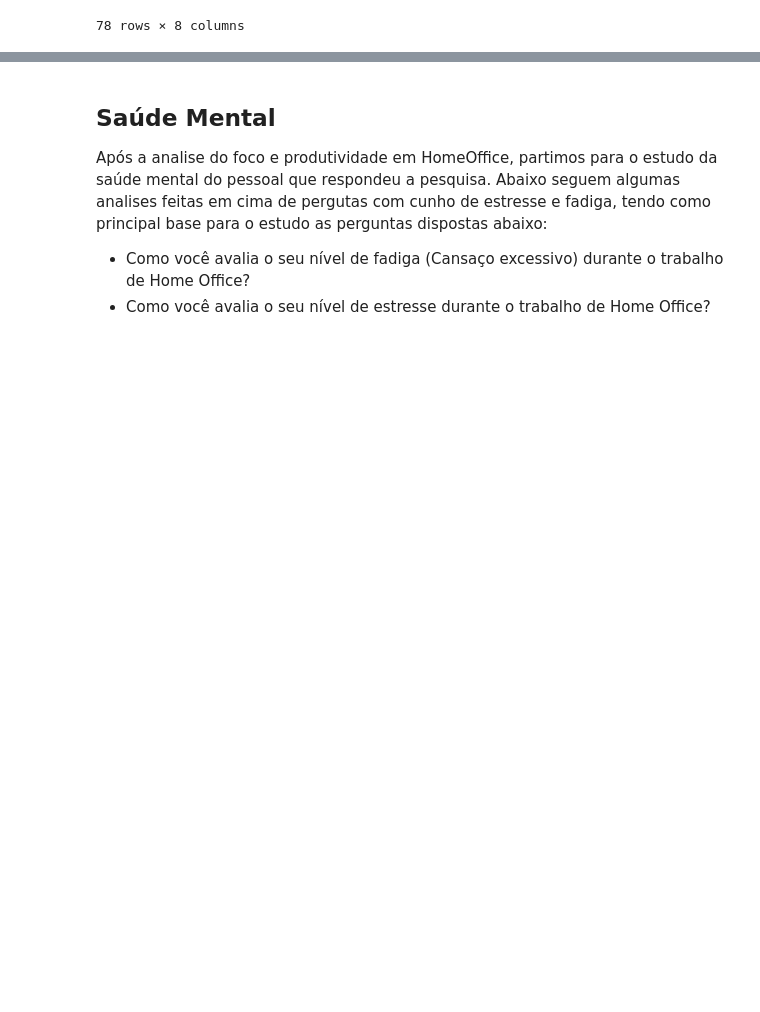
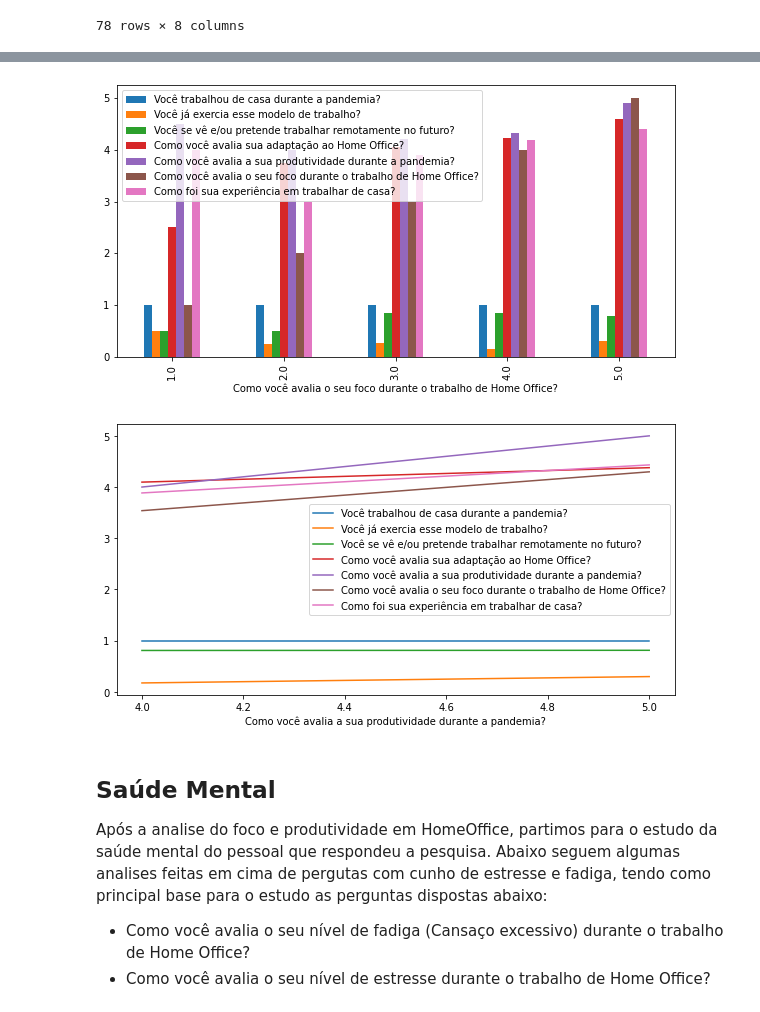
Before and after one commit to vittoria-thomasini/comportment-analytics-covid19, a Jupyter notebook: ProjetoCovid19.ipynb, the cells around one changed output, grey strips where cells are left out. Saved outputs shown, nothing was run; the diff lists cells and outputs as text; code cells hidden in the pictures; blank space fills up the shorter version.

```diff
--- a/ProjetoCovid19.ipynb
+++ b/ProjetoCovid19.ipynb
@@ -111,3 +117,10 @@ plt.show
+# %%
+foco_df.groupby(produtividade_positivo_df["Como você avalia o seu foco durante o trabalho de Home Office?"],).mean().plot( kind='bar')
+foco = foco_df.groupby(produtividade_positivo_df["Como você avalia a sua produtividade durante a pandemia?"]).mean().plot()
+#foco.legend(["No futuro pretende HO", "Fadiga", "Estresse", "Experiência"])
+# %% [output]
+[figure, added]
+[figure, added]
 # %% [markdown]
 
 
```
Also changed, not shown: parts of 14 cells of this notebook.
